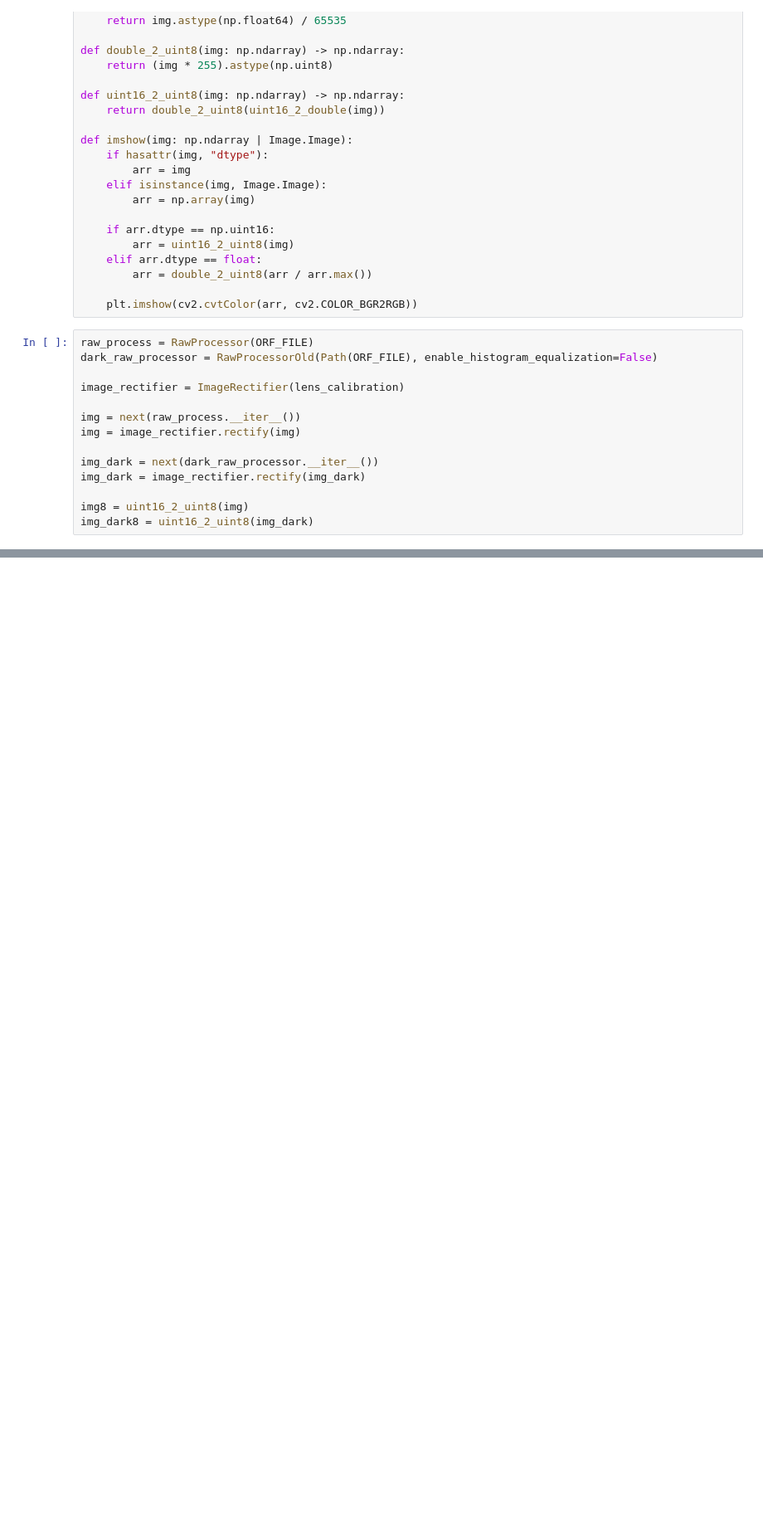
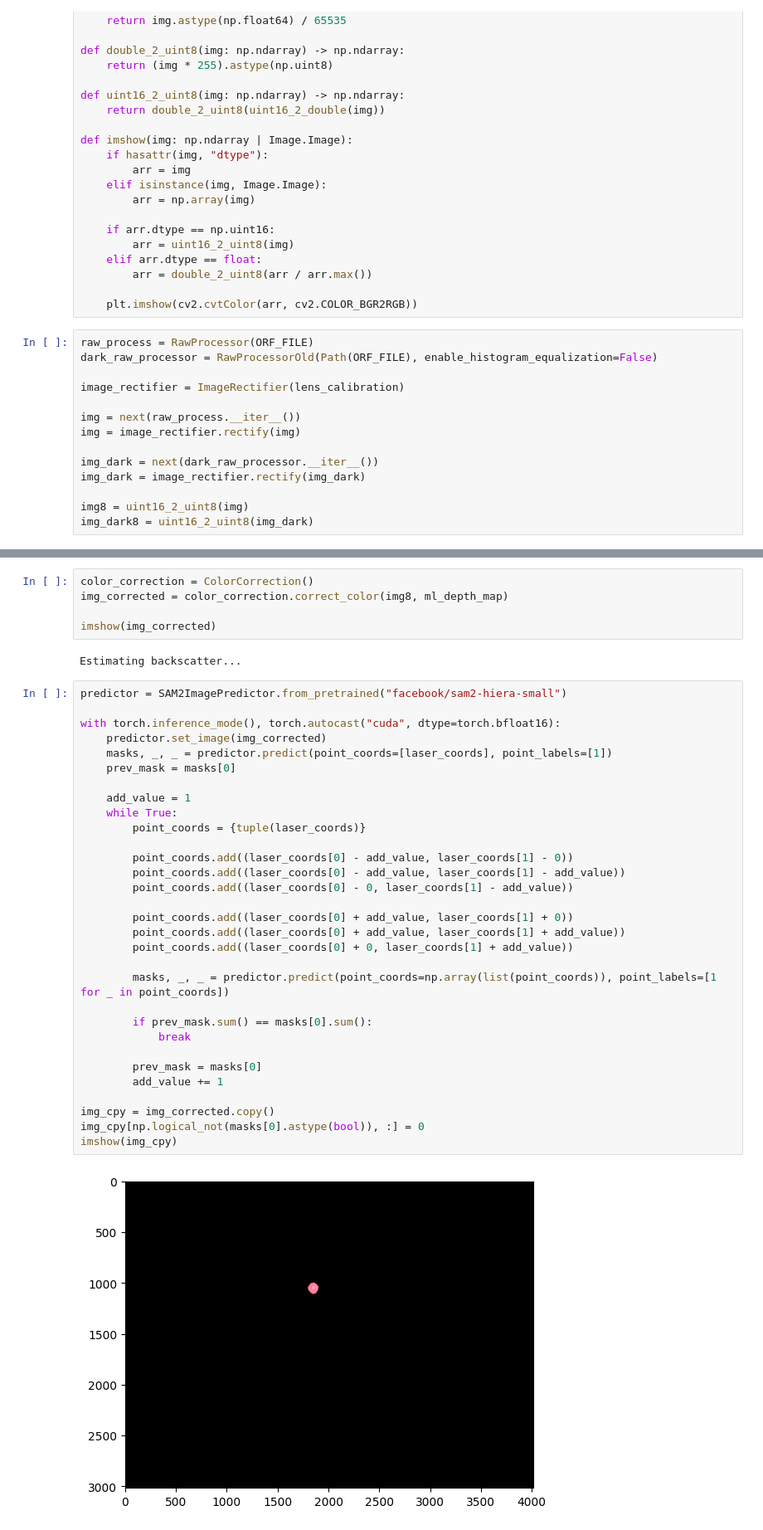
Before and after one commit to UCSD-E4E/pyFishSenseDev, a Jupyter notebook: experiments/sam_segmentation.ipynb, the cells around one changed output, grey strips where cells are left out. Shown at 83% size. Drawn from its saved outputs; the diff is of its cells as text; blank space fills up the shorter version.

```diff
--- a/experiments/sam_segmentation.ipynb
+++ b/experiments/sam_segmentation.ipynb
@@ -72,0 +90,40 @@ plt.show()
+# %%
+color_correction = ColorCorrection()
+img_corrected = color_correction.correct_color(img8, ml_depth_map)
+
+imshow(img_corrected)
+# %% [output]
+Estimating backscatter...
+# %%
+predictor = SAM2ImagePredictor.from_pretrained("facebook/sam2-hiera-small")
+
+with torch.inference_mode(), torch.autocast("cuda", dtype=torch.bfloat16):
+    predictor.set_image(img_corrected)
+    masks, _, _ = predictor.predict(point_coords=[laser_coords], point_labels=[1])
+    prev_mask = masks[0]
+
+    add_value = 1
+    while True:
+        point_coords = {tuple(laser_coords)}
+
+        point_coords.add((laser_coords[0] - add_value, laser_coords[1] - 0))
+        point_coords.add((laser_coords[0] - add_value, laser_coords[1] - add_value))
+        point_coords.add((laser_coords[0] - 0, laser_coords[1] - add_value))
+
+        point_coords.add((laser_coords[0] + add_value, laser_coords[1] + 0))
+        point_coords.add((laser_coords[0] + add_value, laser_coords[1] + add_value))
+        point_coords.add((laser_coords[0] + 0, laser_coords[1] + add_value))
+
+        masks, _, _ = predictor.predict(point_coords=np.array(list(point_coords)), point_labels=[1 for _ in point_coords])
+
+        if prev_mask.sum() == masks[0].sum():
+            break
+
+        prev_mask = masks[0]
+        add_value += 1
+
+img_cpy = img_corrected.copy()
+img_cpy[np.logical_not(masks[0].astype(bool)), :] = 0
+imshow(img_cpy)
+# %% [output]
+[figure, added]
```
Also changed, not shown: parts of 5 cells of this notebook, 3 other files.
